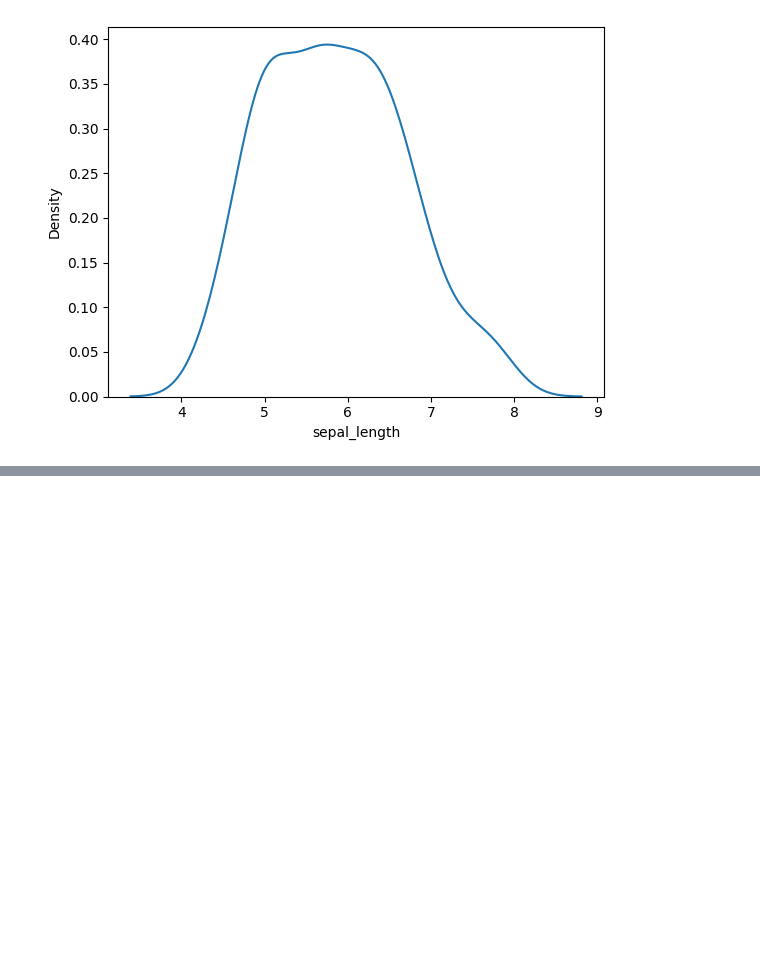
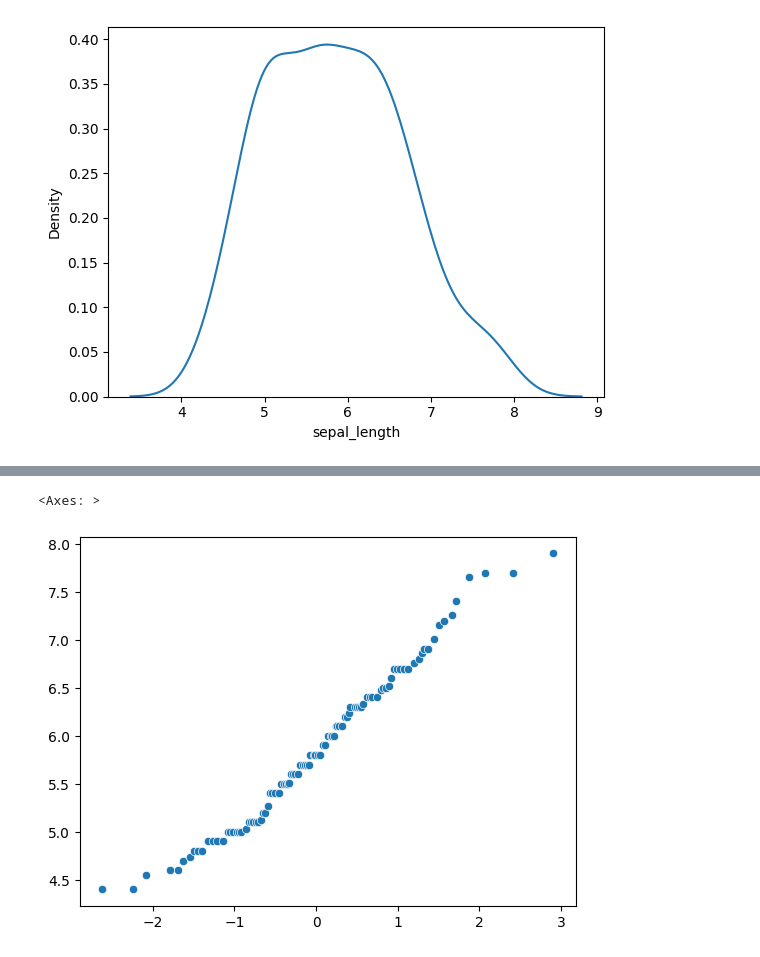
Before and after one commit to Saifullah785/Python_for_Data_Science, a Jupyter notebook: Statistics_for_Data_Science/Lecture_04_Non_Gaussian_Probability_Distributions.ipynb, the cells around one changed output, grey strips where cells are left out. Cells and saved outputs as stored; diff of their text form; code cells hidden in the pictures; blank space fills up the shorter version.

```diff
--- a/Statistics_for_Data_Science/Lecture_04_Non_Gaussian_Probability_Distributions.ipynb
+++ b/Statistics_for_Data_Science/Lecture_04_Non_Gaussian_Probability_Distributions.ipynb
@@ -53,0 +34,5 @@ x_quant
+# %%
+sns.scatterplot(x=x_quant, y=y_quant)
+# %% [output]
+<Axes: >
+[figure, added]
```
Also changed, not shown: parts of 7 cells of this notebook.
